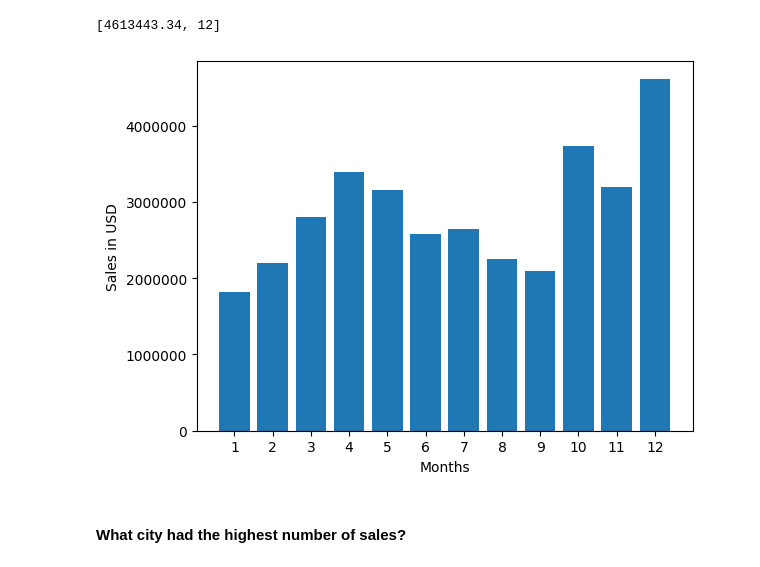
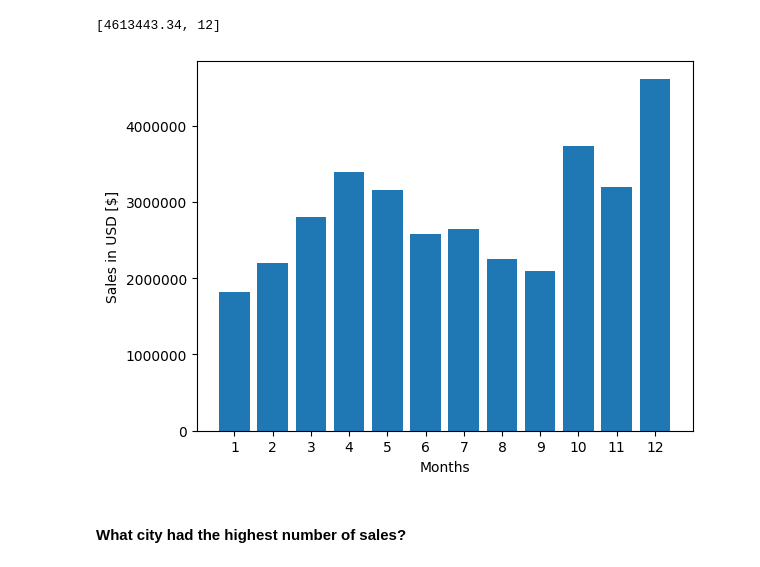
Before and after one commit to Timoth26/Sales-Analysis-training, a Jupyter notebook: SalesAnalysis/MySalesAnalysis.ipynb, the cells around one changed output. Cells and saved outputs as stored; diff of their text form; code cells hidden in the pictures.

```diff
--- a/SalesAnalysis/MySalesAnalysis.ipynb
+++ b/SalesAnalysis/MySalesAnalysis.ipynb
@@ -68,13 +68,13 @@ print(solution)
 # %%
 months = range(1, 13)
 plt.ticklabel_format(style='plain')
 plt.bar(months, prices_sum['Full Price'])
 plt.xticks(months)
 plt.xlabel('Months')
-plt.ylabel('Sales in USD')
+plt.ylabel('Sales in USD [$]')
 plt.show()
 # %% [output]
-[figure, old version]
+[figure, new version]
 # %% [markdown]
 #### What city had the highest number of sales?
 # %%
```
Also changed, not shown: parts of 6 cells of this notebook.
